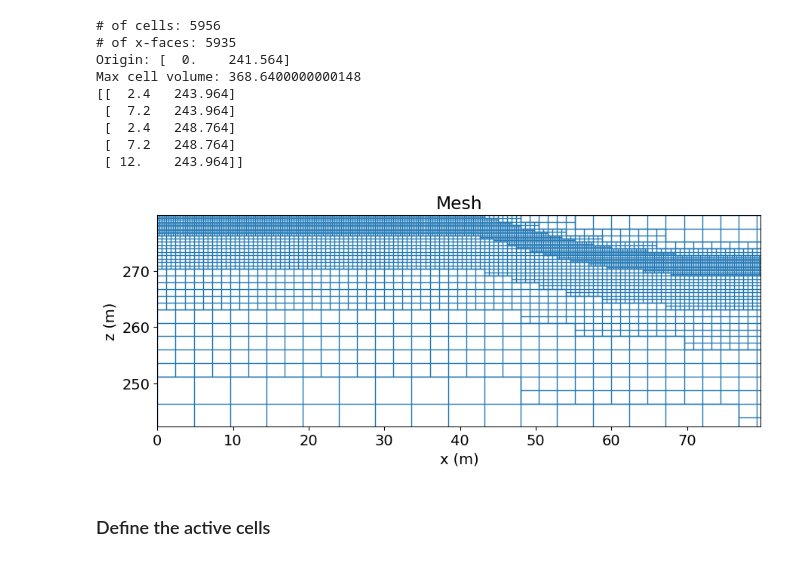
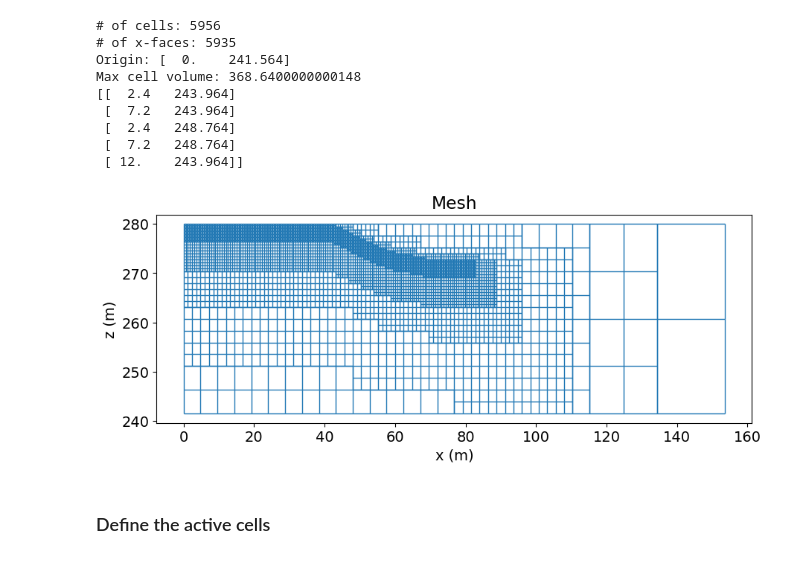
Before and after one commit to rbcmendoza/eosc-556b-project, a Jupyter notebook: phase1.ipynb, the cells around one changed output. Saved outputs shown, nothing was run; the diff lists cells and outputs as text; code cells hidden in the pictures.

```diff
--- a/phase1.ipynb
+++ b/phase1.ipynb
@@ -326,18 +326,18 @@ Max cell volume: 368.6400000000148
 # %%
 fig = plt.figure(figsize=(10, 4))
 
 ax1 = fig.add_axes([0.14, 0.17, 0.8, 0.7])
 mesh.plot_grid(ax=ax1, linewidth=1)
 ax1.grid(False)
-ax1.set_xlim(np.min(topo_2d.iloc[:,0]), np.max(topo_2d.iloc[:,0]))
-ax1.set_ylim(np.min(topo_2d.iloc[:,1])-30, np.max(topo_2d.iloc[:,1]))
+# ax1.set_xlim(np.min(topo_2d.iloc[:,0]), np.max(topo_2d.iloc[:,0]))
+# ax1.set_ylim(np.min(topo_2d.iloc[:,1])-30, np.max(topo_2d.iloc[:,1]))
 ax1.set_title("Mesh")
 ax1.set_xlabel("x (m)")
 ax1.set_ylabel("z (m)")
 
 plt.show()
 # %% [output]
-[figure, old version]
+[figure, new version]
 # %% [markdown]
 ### Define the active cells
 # %%
```
Also changed, not shown: parts of 21 cells of this notebook.
